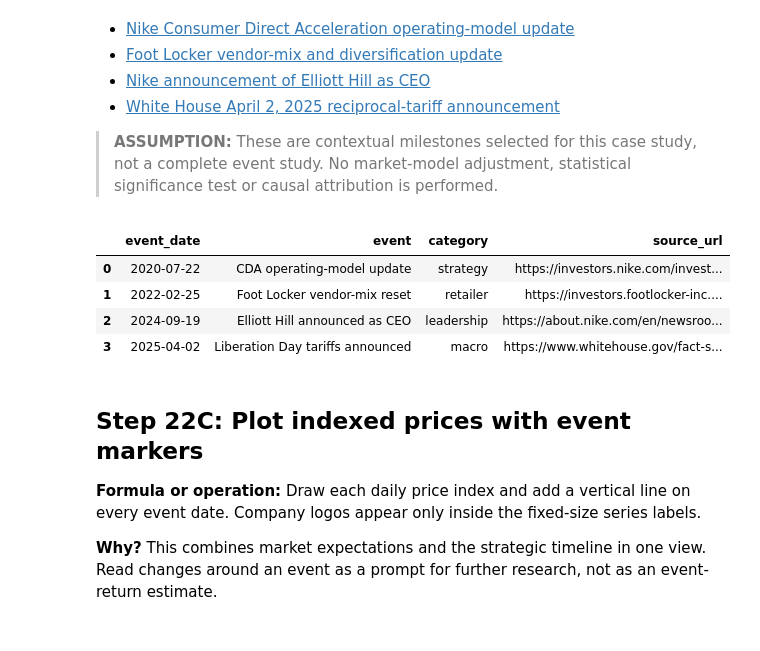
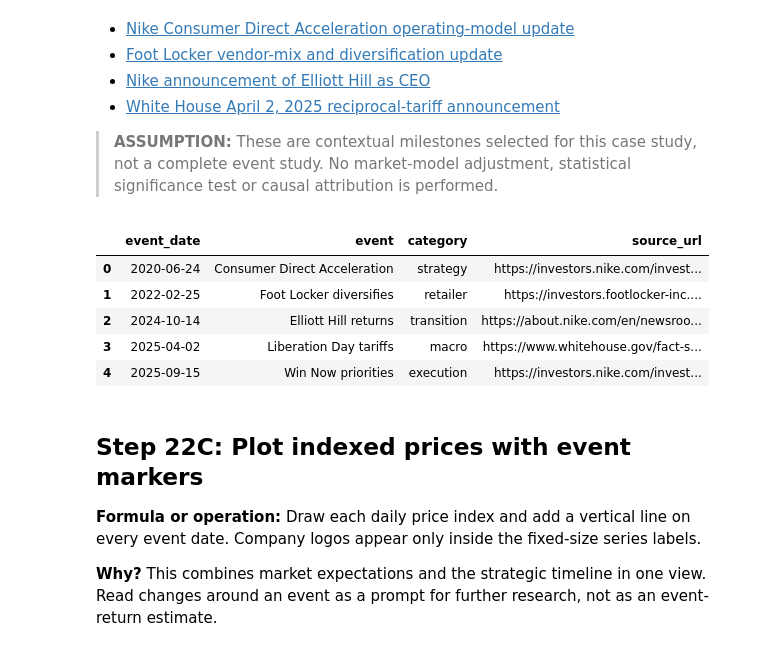
Before and after one commit to IshaPatro/Equity-Research-Report-Nike-, a Jupyter notebook: research/nike_distribution_case_study.ipynb, the cells around one changed output. Cells and saved outputs as stored; diff of their text form; code cells hidden in the pictures.

```diff
--- a/research/nike_distribution_case_study.ipynb
+++ b/research/nike_distribution_case_study.ipynb
@@ -716,30 +743,32 @@ input-cost risk:
 > event study. No market-model adjustment, statistical significance test or causal attribution is
 > performed.
 # %%
+# This registry is the single source of truth for the dashboard timeline and price-chart markers.
 events = pd.DataFrame([
-    {'event_date': '2020-07-22', 'event': 'CDA operating-model update',
-     'category': 'strategy',
+    {'event_date': '2020-06-24', 'event': 'Consumer Direct Acceleration', 'category': 'strategy',
      'source_url': 'https://investors.nike.com/investors/news-events-and-reports/investor-news/investor-news-details/2020/Nike-Announces-Senior-Leadership-Changes-to-Unlock-Future-Growth-Through-the-Consumer-Direct-Acceleration/default.aspx'},
-    {'event_date': '2022-02-25', 'event': 'Foot Locker vendor-mix reset',
-     'category': 'retailer',
+    {'event_date': '2022-02-25', 'event': 'Foot Locker diversifies', 'category': 'retailer',
      'source_url': 'https://investors.footlocker-inc.com/news-releases/news-release-details/foot-locker-inc-reports-2021-fourth-quarter-and-full-year'},
-    {'event_date': '2024-09-19', 'event': 'Elliott Hill announced as CEO',
-     'category': 'leadership',
+    {'event_date': '2024-10-14', 'event': 'Elliott Hill returns', 'category': 'transition',
      'source_url': 'https://about.nike.com/en/newsroom/releases/nike-inc-announces-return-of-long-time-nike-veteran-elliott-hill-as-president-and-ceo'},
-    {'event_date': '2025-04-02', 'event': 'Liberation Day tariffs announced',
-     'category': 'macro',
+    {'event_date': '2025-04-02', 'event': 'Liberation Day tariffs', 'category': 'macro',
      'source_url': 'https://www.whitehouse.gov/fact-sheets/2025/04/fact-sheet-president-donald-j-trump-declares-national-emergency-to-increase-our-competitive-edge-protect-our-sovereignty-and-strengthen-our-national-and-economic-security/'},
+    {'event_date': '2025-09-15', 'event': 'Win Now priorities', 'category': 'execution',
+     'source_url': 'https://investors.nike.com/investors/news-events-and-reports/investor-news/default.aspx'},
 ])
 events['event_date'] = pd.to_datetime(events.event_date)
 assert events.event_date.between(research_start, research_cutoff).all()
 assert events.source_url.str.startswith('https://').all()
+assert events.event.is_unique
+assert len(events) == 5
 display(events)
 # %% [output]
 |  | event_date | event | category | source_url |
-| 0 | 2020-07-22 | CDA operating-model update | strategy | https://investors.nike.com/invest... |
-| 1 | 2022-02-25 | Foot Locker vendor-mix reset | retailer | https://investors.footlocker-inc.... |
-| 2 | 2024-09-19 | Elliott Hill announced as CEO | leadership | https://about.nike.com/en/newsroo... |
-| 3 | 2025-04-02 | Liberation Day tariffs announced | macro | https://www.whitehouse.gov/fact-s... |
+| 0 | 2020-06-24 | Consumer Direct Acceleration | strategy | https://investors.nike.com/invest... |
+| 1 | 2022-02-25 | Foot Locker diversifies | retailer | https://investors.footlocker-inc.... |
+| 2 | 2024-10-14 | Elliott Hill returns | transition | https://about.nike.com/en/newsroo... |
+| 3 | 2025-04-02 | Liberation Day tariffs | macro | https://www.whitehouse.gov/fact-s... |
+| 4 | 2025-09-15 | Win Now priorities | execution | https://investors.nike.com/invest... |
 # %% [markdown]
 ## Step 22C: Plot indexed prices with event markers
 
```
Also changed, not shown: parts of 19 cells of this notebook, 57 other files.
